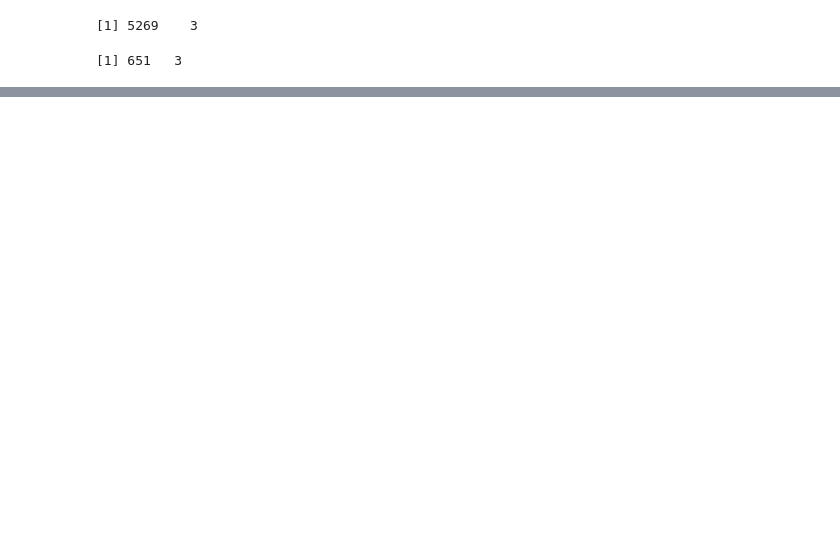
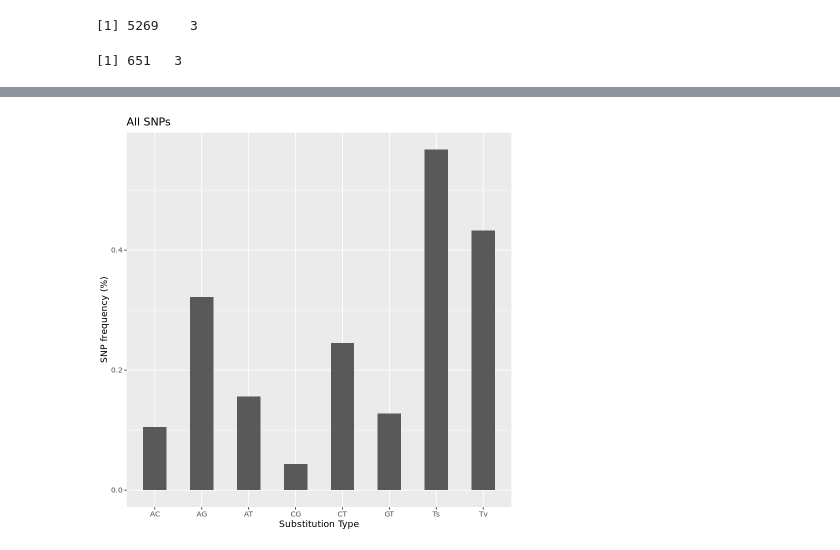
Before and after one commit to sr320/paper-oly-mbdbs-gen, a Jupyter notebook: code/MBD_samples_genetic_analysisHCSS.ipynb, the cells around one changed output, grey strips where cells are left out. Saved outputs shown, nothing was run; the diff lists cells and outputs as text; code cells hidden in the pictures; blank space fills up the shorter version.

```diff
--- a/code/MBD_samples_genetic_analysisHCSS.ipynb
+++ b/code/MBD_samples_genetic_analysisHCSS.ipynb
@@ -1505,0 +2012,6 @@ js("wc -l ../analyses/2bRAD/MethGen/meth-cpgsnp-1000.bed")
+# %%
+#change back to R kernel
+nt <- read.table("../analyses/2bRAD/MethGen/nonCpGsnps.TsTv.summary",header = T)
+total = nt[7,"COUNT"] + nt[8,"COUNT"]
+nt <- nt %>% mutate(prop=COUNT/total)
+nt
@@ -1505,0 +2030,10 @@ js("wc -l ../analyses/2bRAD/MethGen/meth-cpgsnp-1000.bed")
+# %%
+g <- ggplot(nt,aes(x = MODEL,y=prop)) +
+            geom_bar(stat="identity", width = 0.5)  +
+            xlab("Substitution Type") + ylab("SNP frequency (%)") +
+        ggtitle("All SNPs")
+
+g
+#ggsave("TsTv/TsTv_Am4s2n.png", plot = g,device = "png")
+# %% [output]
+[figure, added]
```
Also changed, not shown: parts of 59 cells of this notebook, 6 other files.
